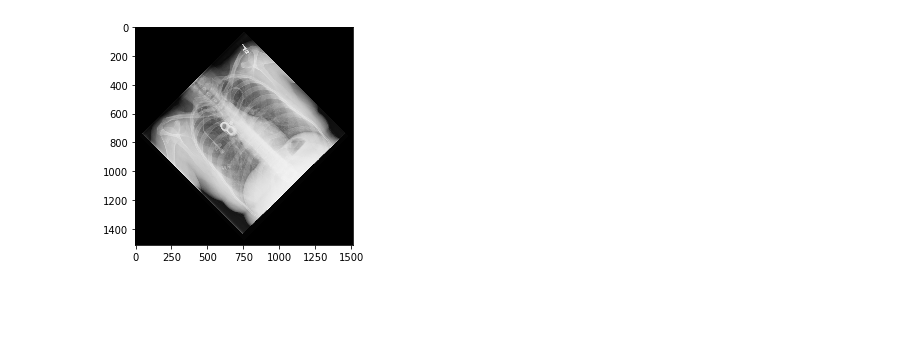
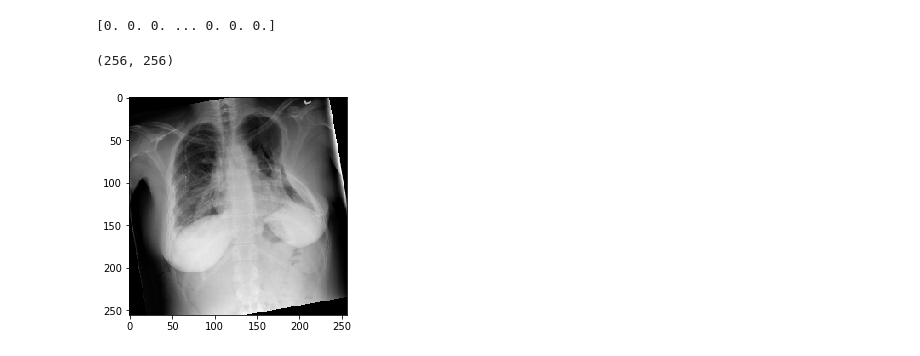
Before and after one commit to jahanpd/CXR_CNN, a Jupyter notebook: prep_data.ipynb, the cells around one changed output. Drawn from its saved outputs; the diff is of its cells as text; code cells hidden in the pictures; blank space fills up the shorter version.

```diff
--- a/prep_data.ipynb
+++ b/prep_data.ipynb
@@ -54,8 +116,28 @@ KeyboardInterrupt:
+# %%
+x = np.loadtxt(save_path+'x.csv',delimiter=",")
+print(x[1])
+# %% [output]
+[0. 0. 0. ... 0. 0. 0.]
 # %%
 from matplotlib import pyplot as plt
 
-pixels = np.array(x[1], dtype='float')
+pixels = np.array(x[1], dtype='float').reshape((1512,1512))
 plt.imshow(pixels, cmap='gray')
+
 plt.show()
-# %% [output]
-[figure, removed]
+# %%
+from cv2 import resize
+
+ds = pydicom.dcmread(paths[0])
+array = ds.pixel_array
+rotated = resize(array, (256,256))
+rotated = ndimage.rotate(rotated, 10, reshape=False)
+print(rotated.shape)
+from matplotlib import pyplot as plt
+
+plt.imshow(rotated, cmap='gray')
+
+plt.show()
+# %% [output]
+(256, 256)
+[figure, added]
```
Also changed, not shown: parts of 10 cells of this notebook, 15 other files.
